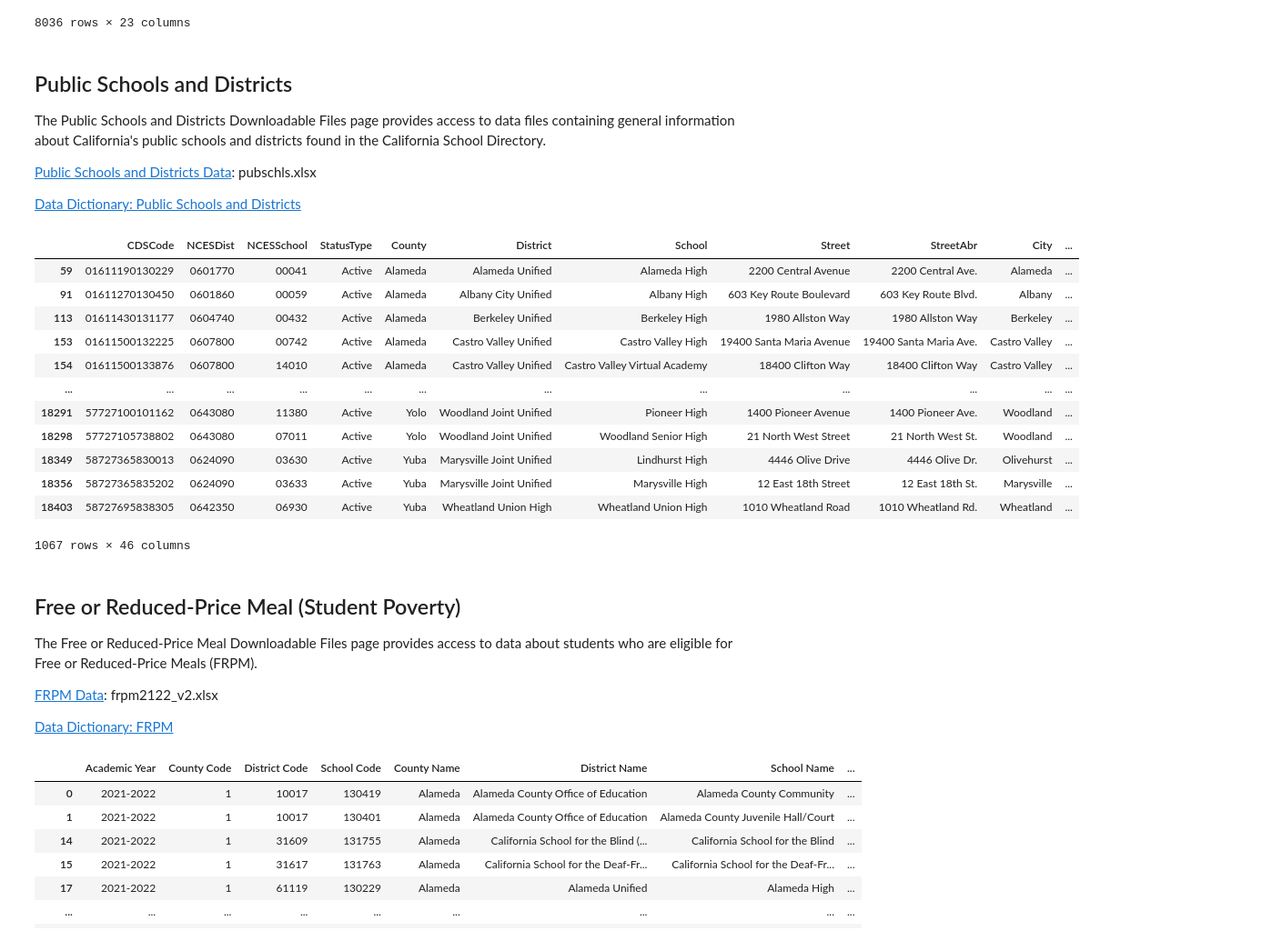
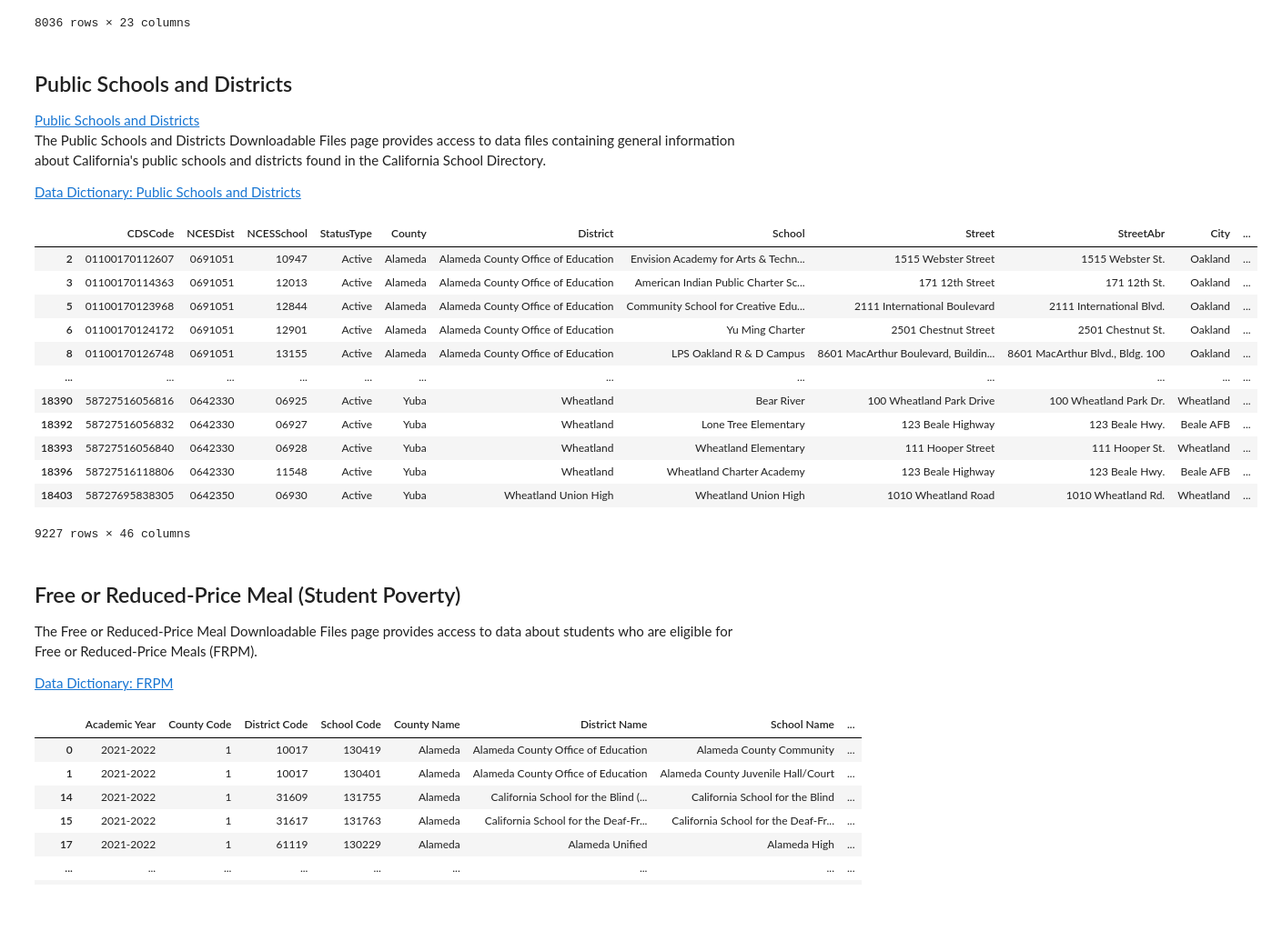
Before and after one commit to junclemente/ads599-capstone_project, a Jupyter notebook: library/00_data_collection.ipynb, the cells around one changed output. Shown at 91% size. Drawn from its saved outputs; the diff is of its cells as text; code cells hidden in the pictures; blank space fills up the shorter version.

```diff
--- a/library/00_data_collection.ipynb
+++ b/library/00_data_collection.ipynb
@@ -185,46 +201,41 @@ df_abs
 # %% [markdown]
 ## Public Schools and Districts
 
+[Public Schools and Districts](https://www.cde.ca.gov/ds/si/ds/pubschls.asp)
 The Public Schools and Districts Downloadable Files page provides access to data files containing general information about California's public schools and districts found in the California School Directory.
 
 
-[Public Schools and Districts Data](https://www.cde.ca.gov/ds/si/ds/pubschls.asp): pubschls.xlsx
-
 [Data Dictionary: Public Schools and Districts](https://www.cde.ca.gov/ds/si/ds/fspubschls.asp)
 # %%
 df_raw = pd.read_excel(cde / "pubschls.xlsx", header=5)
 
 df_schooldata = df_raw[
     (df_raw["StatusType"].str.strip() == "Active")
     & (df_raw["EdOpsCode"].str.strip() == "TRAD")
-    & (df_raw["Charter"].str.strip() == "N")
-    & (df_raw["EILCode"].str.strip() == "HS")
 ]
 
 df_schooldata.to_pickle(raw_pickle / "raw_school_data.pkl")
 
 df_schooldata
 # %% [output]
 |  | CDSCode | NCESDist | NCESSchool | StatusType | County | District | School | Street | StreetAbr | City | ... |
-| 59 | 01611190130229 | 0601770 | 00041 | Active | Alameda | Alameda Unified | Alameda High | 2200 Central Avenue | 2200 Central Ave. | Alameda | ... |
-| 91 | 01611270130450 | 0601860 | 00059 | Active | Alameda | Albany City Unified | Albany High | 603 Key Route Boulevard | 603 Key Route Blvd. | Albany | ... |
-| 113 | 01611430131177 | 0604740 | 00432 | Active | Alameda | Berkeley Unified | Berkeley High | 1980 Allston Way | 1980 Allston Way | Berkeley | ... |
-| 153 | 01611500132225 | 0607800 | 00742 | Active | Alameda | Castro Valley Unified | Castro Valley High | 19400 Santa Maria Avenue | 19400 Santa Maria Ave. | Castro Valley | ... |
-| 154 | 01611500133876 | 0607800 | 14010 | Active | Alameda | Castro Valley Unified | Castro Valley Virtual Academy | 18400 Clifton Way | 18400 Clifton Way | Castro Valley | ... |
+| 2 | 01100170112607 | 0691051 | 10947 | Active | Alameda | Alameda County Office of Education | Envision Academy for Arts & Techn... | 1515 Webster Street | 1515 Webster St. | Oakland | ... |
+| 3 | 01100170114363 | 0691051 | 12013 | Active | Alameda | Alameda County Office of Education | American Indian Public Charter Sc... | 171 12th Street | 171 12th St. | Oakland | ... |
+| 5 | 01100170123968 | 0691051 | 12844 | Active | Alameda | Alameda County Office of Education | Community School for Creative Edu... | 2111 International Boulevard | 2111 International Blvd. | Oakland | ... |
+| 6 | 01100170124172 | 0691051 | 12901 | Active | Alameda | Alameda County Office of Education | Yu Ming Charter | 2501 Chestnut Street | 2501 Chestnut St. | Oakland | ... |
+| 8 | 01100170126748 | 0691051 | 13155 | Active | Alameda | Alameda County Office of Education | LPS Oakland R & D Campus | 8601 MacArthur Boulevard, Buildin... | 8601 MacArthur Blvd., Bldg. 100 | Oakland | ... |
 | ... | ... | ... | ... | ... | ... | ... | ... | ... | ... | ... | ... |
-| 18291 | 57727100101162 | 0643080 | 11380 | Active | Yolo | Woodland Joint Unified | Pioneer High | 1400 Pioneer Avenue | 1400 Pioneer Ave. | Woodland | ... |
-| 18298 | 57727105738802 | 0643080 | 07011 | Active | Yolo | Woodland Joint Unified | Woodland Senior High | 21 North West Street | 21 North West St. | Woodland | ... |
-| 18349 | 58727365830013 | 0624090 | 03630 | Active | Yuba | Marysville Joint Unified | Lindhurst High | 4446 Olive Drive | 4446 Olive Dr. | Olivehurst | ... |
-| 18356 | 58727365835202 | 0624090 | 03633 | Active | Yuba | Marysville Joint Unified | Marysville High | 12 East 18th Street | 12 East 18th St. | Marysville | ... |
+| 18390 | 58727516056816 | 0642330 | 06925 | Active | Yuba | Wheatland | Bear River | 100 Wheatland Park Drive | 100 Wheatland Park Dr. | Wheatland | ... |
+| 18392 | 58727516056832 | 0642330 | 06927 | Active | Yuba | Wheatland | Lone Tree Elementary | 123 Beale Highway | 123 Beale Hwy. | Beale AFB | ... |
+| 18393 | 58727516056840 | 0642330 | 06928 | Active | Yuba | Wheatland | Wheatland Elementary | 111 Hooper Street | 111 Hooper St. | Wheatland | ... |
+| 18396 | 58727516118806 | 0642330 | 11548 | Active | Yuba | Wheatland | Wheatland Charter Academy | 123 Beale Highway | 123 Beale Hwy. | Beale AFB | ... |
 | 18403 | 58727695838305 | 0642350 | 06930 | Active | Yuba | Wheatland Union High | Wheatland Union High | 1010 Wheatland Road | 1010 Wheatland Rd. | Wheatland | ... |
-1067 rows × 46 columns
+9227 rows × 46 columns
 # %% [markdown]
 ## Free or Reduced-Price Meal (Student Poverty)
 
 The Free or Reduced-Price Meal Downloadable Files page provides access to data about students who are eligible for Free or Reduced-Price Meals (FRPM).
 
-[FRPM Data](https://www.cde.ca.gov/ds/ad/filessp.asp): frpm2122_v2.xlsx
-
 [Data Dictionary: FRPM ](https://www.cde.ca.gov/ds/ad/fsspfrpm.asp)
 # %%
 df_raw = pd.read_excel(
```
Also changed, not shown: parts of 12 cells of this notebook, 6 other files.
